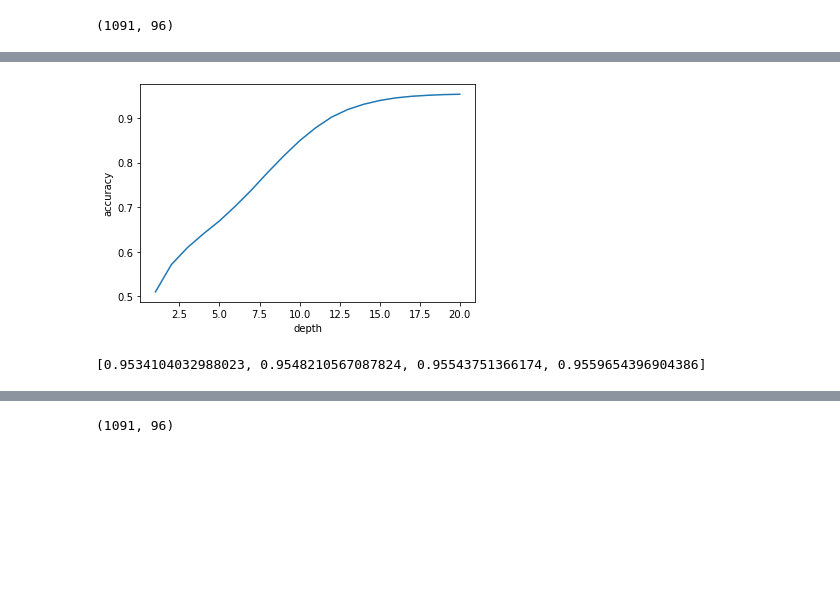
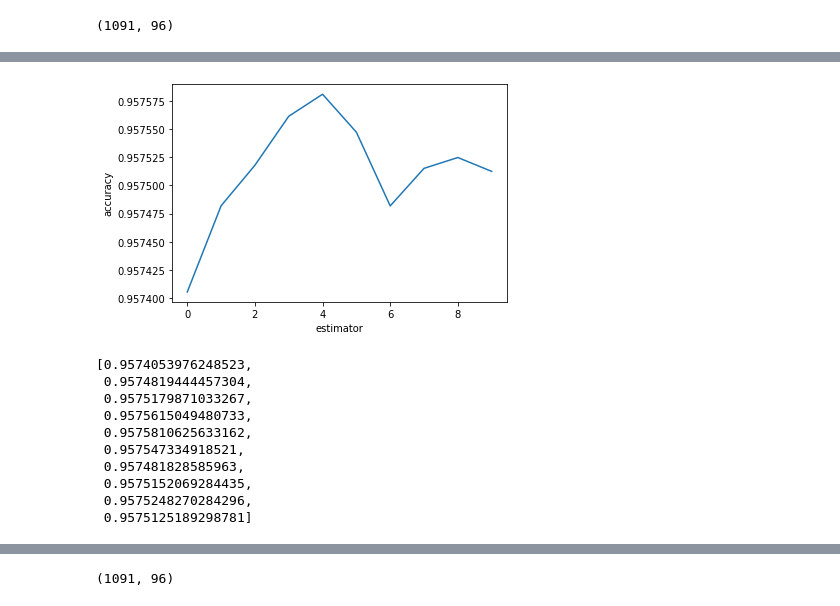
Before and after one commit to J-woooo/Dacon, a Jupyter notebook: jiiiiiiiiiiiiiiin/randomforest_baseline.ipynb, the cells around one changed output, grey strips where cells are left out. Drawn from its saved outputs; the diff is of its cells as text; code cells hidden in the pictures; blank space fills up the shorter version.

```diff
--- a/jiiiiiiiiiiiiiiin/randomforest_baseline.ipynb
+++ b/jiiiiiiiiiiiiiiin/randomforest_baseline.ipynb
@@ -112,13 +176,22 @@ print(result)
 # %%
-x = np.arange(1,21)
-plt.xlabel("depth")
+x = np.arange(10)
+plt.xlabel("estimator")
 plt.ylabel("accuracy")
-plt.plot(x,result)
+plt.plot(x,estimator)
 plt.show()
 # %% [output]
-[figure, old version]
+[figure, new version]
-# %%
-print(result)
-# %% [output]
-[0.9534104032988023, 0.9548210567087824, 0.95543751366174, 0.9559654396904386]
+# %%
+estimator
+# %% [output]
+[0.9574053976248523,
+ 0.9574819444457304,
+ 0.9575179871033267,
+ 0.9575615049480733,
+ 0.9575810625633162,
+ 0.957547334918521,
+ 0.957481828585963,
+ 0.9575152069284435,
+ 0.9575248270284296,
+ 0.9575125189298781]
 # %%
```
Also changed, not shown: parts of 15 cells of this notebook.
